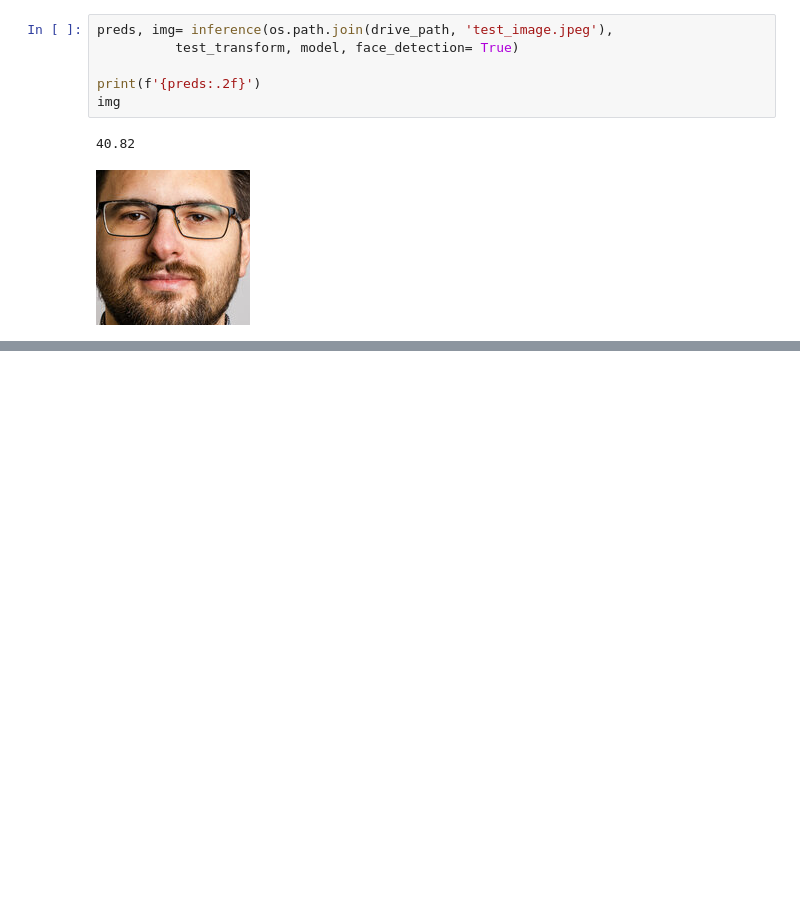
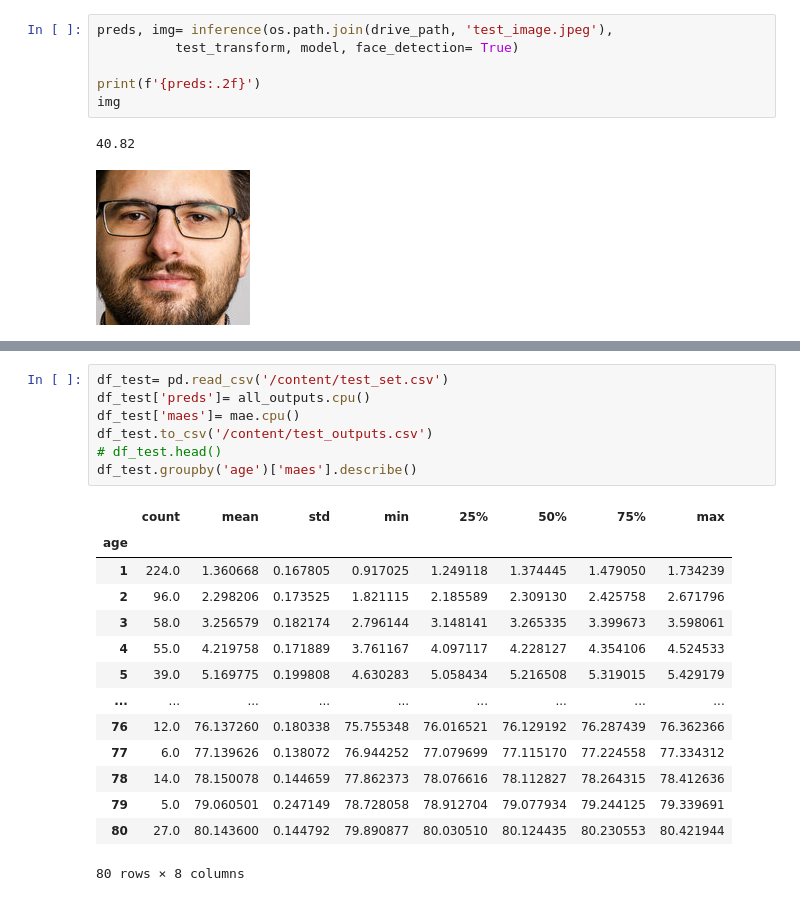
Before and after one commit to Amir-Hofo/Age_Gender_Race_Estimation_with_Resnet, a Jupyter notebook: Age_Gender_Race_Estimation_with_Resnet50.ipynb, the cells around one changed output, grey strips where cells are left out. Saved outputs shown, nothing was run; the diff lists cells and outputs as text; blank space fills up the shorter version.

```diff
--- a/Age_Gender_Race_Estimation_with_Resnet50.ipynb
+++ b/Age_Gender_Race_Estimation_with_Resnet50.ipynb
@@ -710,0 +728,22 @@ img
+# %%
+df_test= pd.read_csv('/content/test_set.csv')
+df_test['preds']= all_outputs.cpu()
+df_test['maes']= mae.cpu()
+df_test.to_csv('/content/test_outputs.csv')
+# df_test.head()
+df_test.groupby('age')['maes'].describe()
+# %% [output]
+|  | count | mean | std | min | 25% | 50% | 75% | max |
+| age |  |  |  |  |  |  |  |  |
+| 1 | 224.0 | 1.360668 | 0.167805 | 0.917025 | 1.249118 | 1.374445 | 1.479050 | 1.734239 |
+| 2 | 96.0 | 2.298206 | 0.173525 | 1.821115 | 2.185589 | 2.309130 | 2.425758 | 2.671796 |
+| 3 | 58.0 | 3.256579 | 0.182174 | 2.796144 | 3.148141 | 3.265335 | 3.399673 | 3.598061 |
+| 4 | 55.0 | 4.219758 | 0.171889 | 3.761167 | 4.097117 | 4.228127 | 4.354106 | 4.524533 |
+| 5 | 39.0 | 5.169775 | 0.199808 | 4.630283 | 5.058434 | 5.216508 | 5.319015 | 5.429179 |
+| ... | ... | ... | ... | ... | ... | ... | ... | ... |
+| 76 | 12.0 | 76.137260 | 0.180338 | 75.755348 | 76.016521 | 76.129192 | 76.287439 | 76.362366 |
+| 77 | 6.0 | 77.139626 | 0.138072 | 76.944252 | 77.079699 | 77.115170 | 77.224558 | 77.334312 |
+| 78 | 14.0 | 78.150078 | 0.144659 | 77.862373 | 78.076616 | 78.112827 | 78.264315 | 78.412636 |
+| 79 | 5.0 | 79.060501 | 0.247149 | 78.728058 | 78.912704 | 79.077934 | 79.244125 | 79.339691 |
+| 80 | 27.0 | 80.143600 | 0.144792 | 79.890877 | 80.030510 | 80.124435 | 80.230553 | 80.421944 |
+80 rows × 8 columns
```
Also changed, not shown: parts of 27 cells of this notebook, 2 other files.
